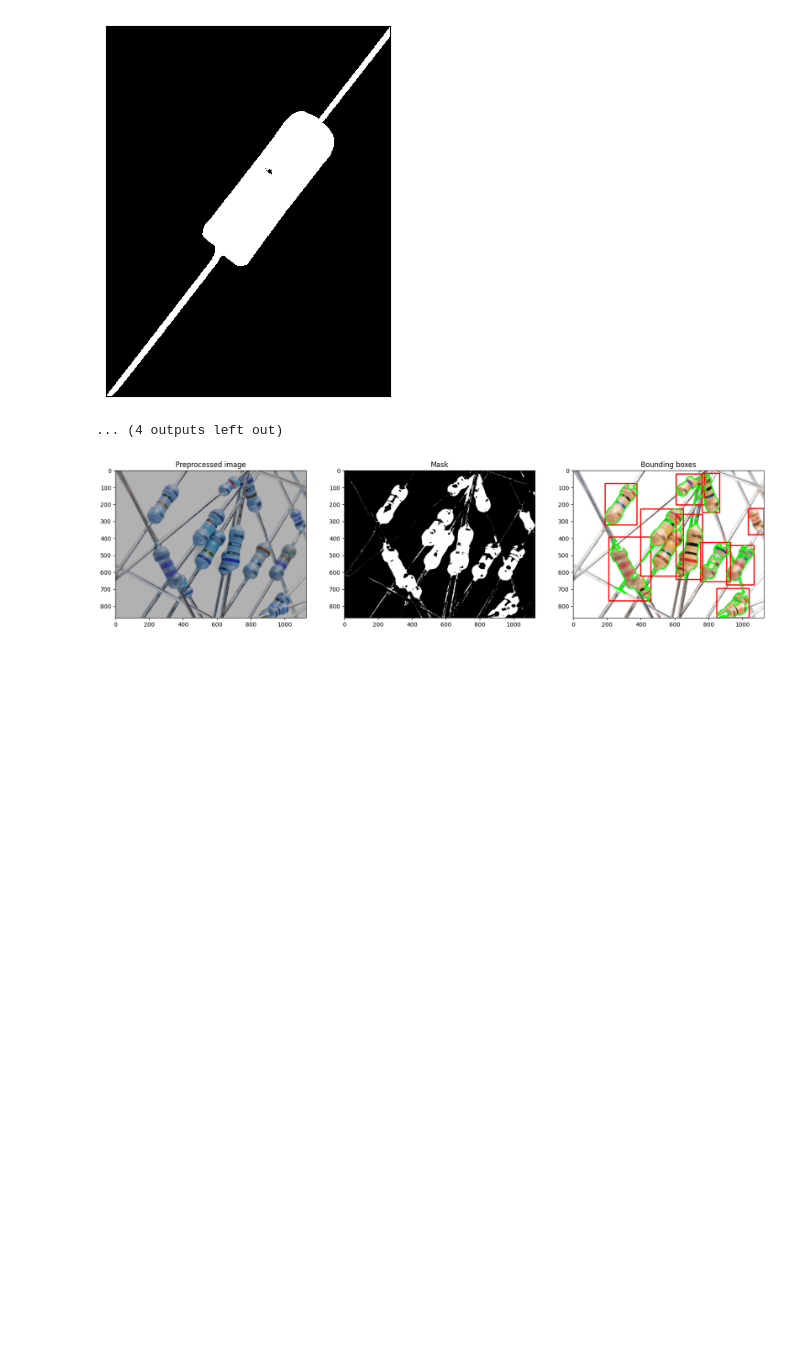
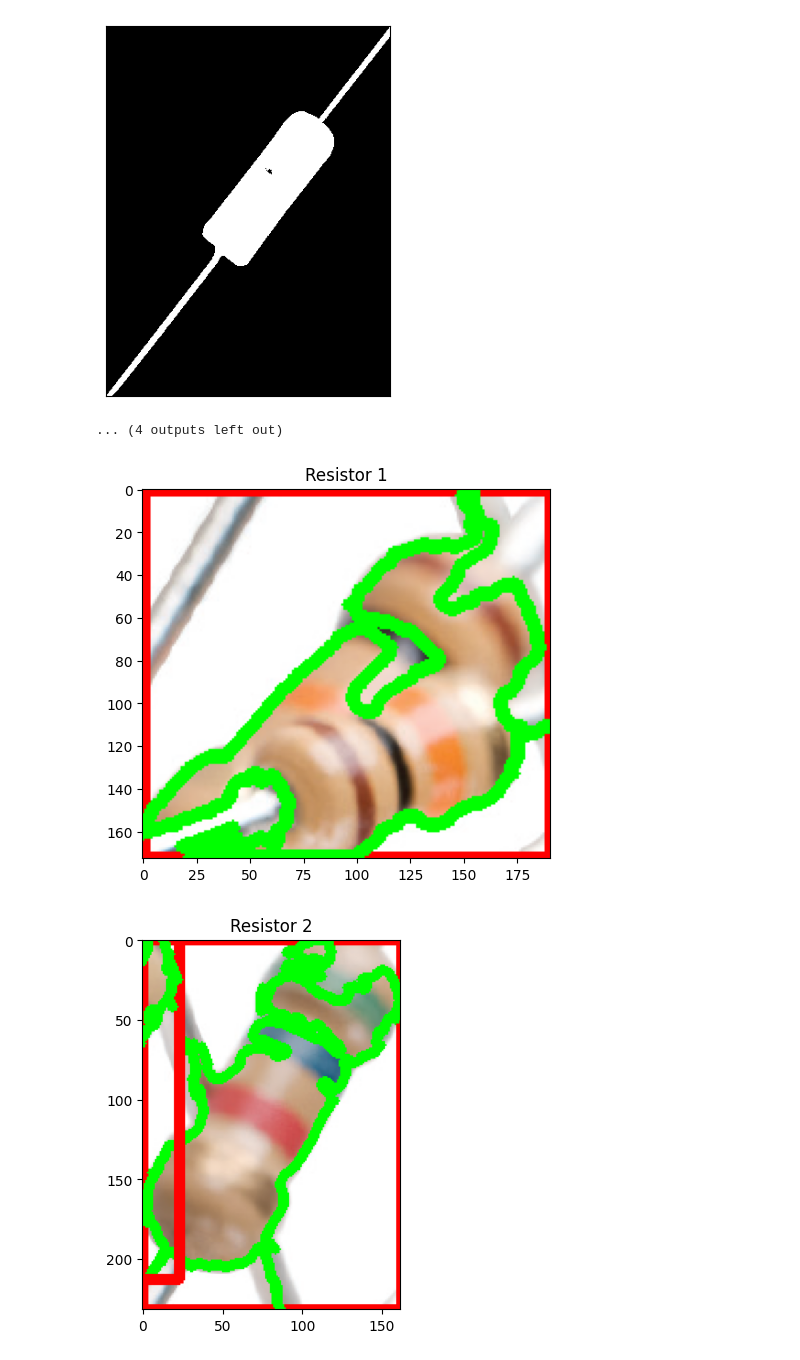
Before and after one commit to Xanonymous-GitHub/cs933-lab, a Jupyter notebook: practical_assignment/part-1.ipynb, the cells around one changed output. Drawn from its saved outputs; the diff is of its cells as text; code cells hidden in the pictures; blank space fills up the shorter version.

Commit message:
feat: 🎸 show each resistor in separate image

```diff
--- a/practical_assignment/part-1.ipynb
+++ b/practical_assignment/part-1.ipynb
@@ -70,8 +70,8 @@ find_resistor_single_components(3)
 ... (4 outputs left out)
 # %%
 # Note that using opencv to read the image will result in BGR format
-r3 = cv2.imread('data_dir/RESISTORS/RESISTORS-3.png')
-origin = r3.copy()
+origin_r3 = cv2.imread('data_dir/RESISTORS/RESISTORS-3.png')
+r3 = origin_r3.copy()
 
 beige_bgr = (117, 174, 220)
 
@@ -179,17 +179,27 @@ contours, _ = cv2.findContours(mask, cv2.RETR_EXTERNAL, cv2.CHAIN_APPROX_SIMPLE)
 filtered_contours = [cnt for cnt in contours if cv2.contourArea(cnt) > 850]
 
 # Draw bounding boxes around detected resistor bodies
-min_contour_area = 10400  # minimum contour area to be considered
+r3_for_display = origin_r3.copy()
+min_contour_area = 6400  # minimum contour area to be considered
 for cnt in filtered_contours:
     x, y, w, h = cv2.boundingRect(cnt)
-    cv2.rectangle(origin, (x, y), (x + w, y + h), (0, 0, 255), 6)
+    cv2.rectangle(r3_for_display, (x, y), (x + w, y + h), (0, 0, 255), 6)
     if cv2.contourArea(cnt) > min_contour_area:
-        cv2.drawContours(origin, [cnt], 0, (0, 255, 0), 6)
+        cv2.drawContours(r3_for_display, [cnt], 0, (0, 255, 0), 6)
 
 # Show the bounding boxes in the third subplot
-axs[2].imshow(cv2.cvtColor(origin, cv2.COLOR_BGR2RGB))
+axs[2].imshow(cv2.cvtColor(origin_r3, cv2.COLOR_BGR2RGB))
 axs[2].set_title('Bounding boxes')
 
 plt.show()
-# %% [output]
-[figure, removed]
+# %%
+# Show each resistor in a separate image
+for i, cnt in enumerate(filtered_contours):
+    x, y, w, h = cv2.boundingRect(cnt)
+    resistor = origin_r3[y:y + h, x:x + w]
+    plt.imshow(cv2.cvtColor(resistor, cv2.COLOR_BGR2RGB))
+    plt.title(f'Resistor {i + 1}')
+    plt.show()
+# %% [output]
+[figure, added]
+[figure, added]
```
Also changed, not shown: parts of 1 cell of this notebook.
